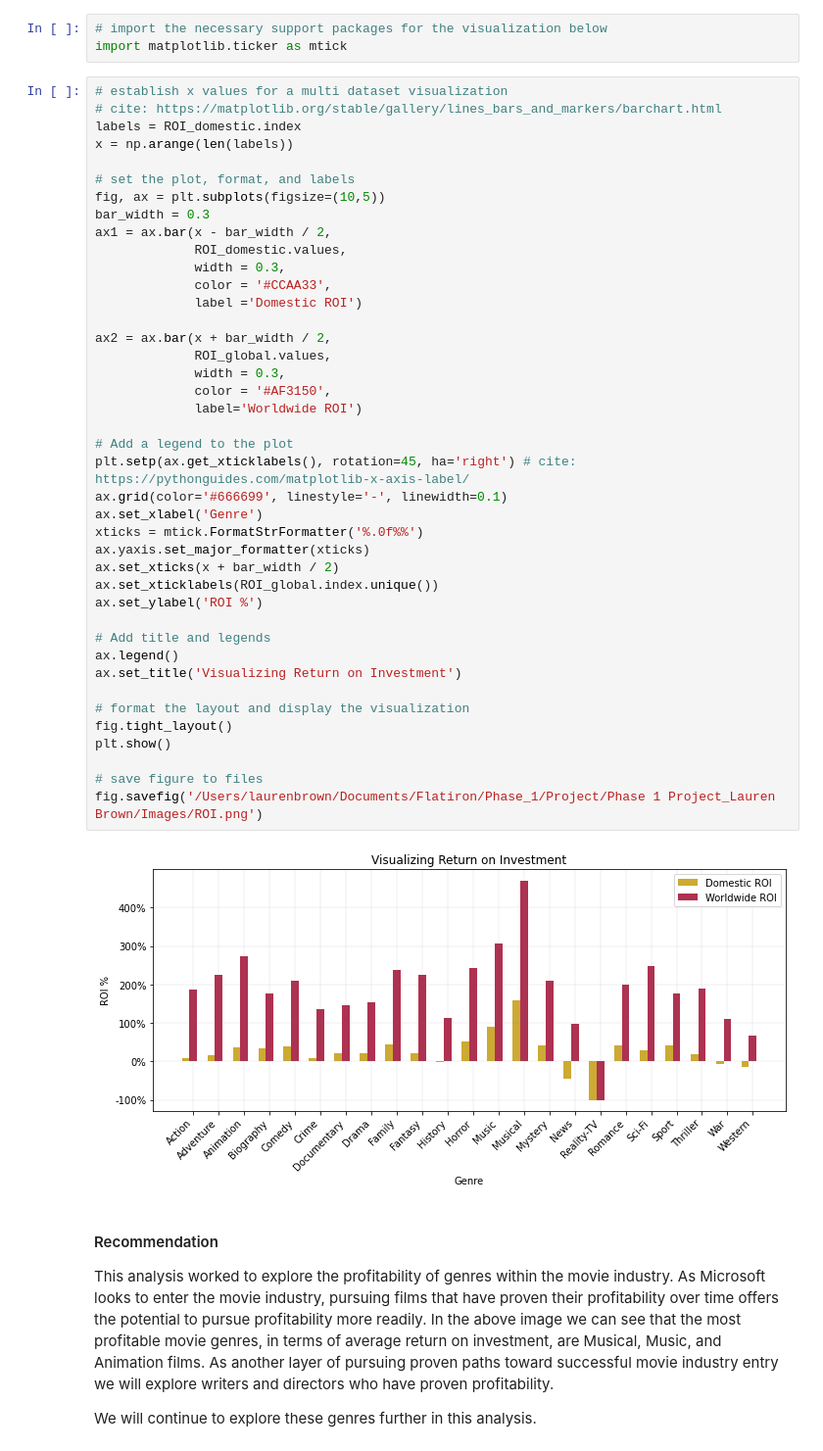
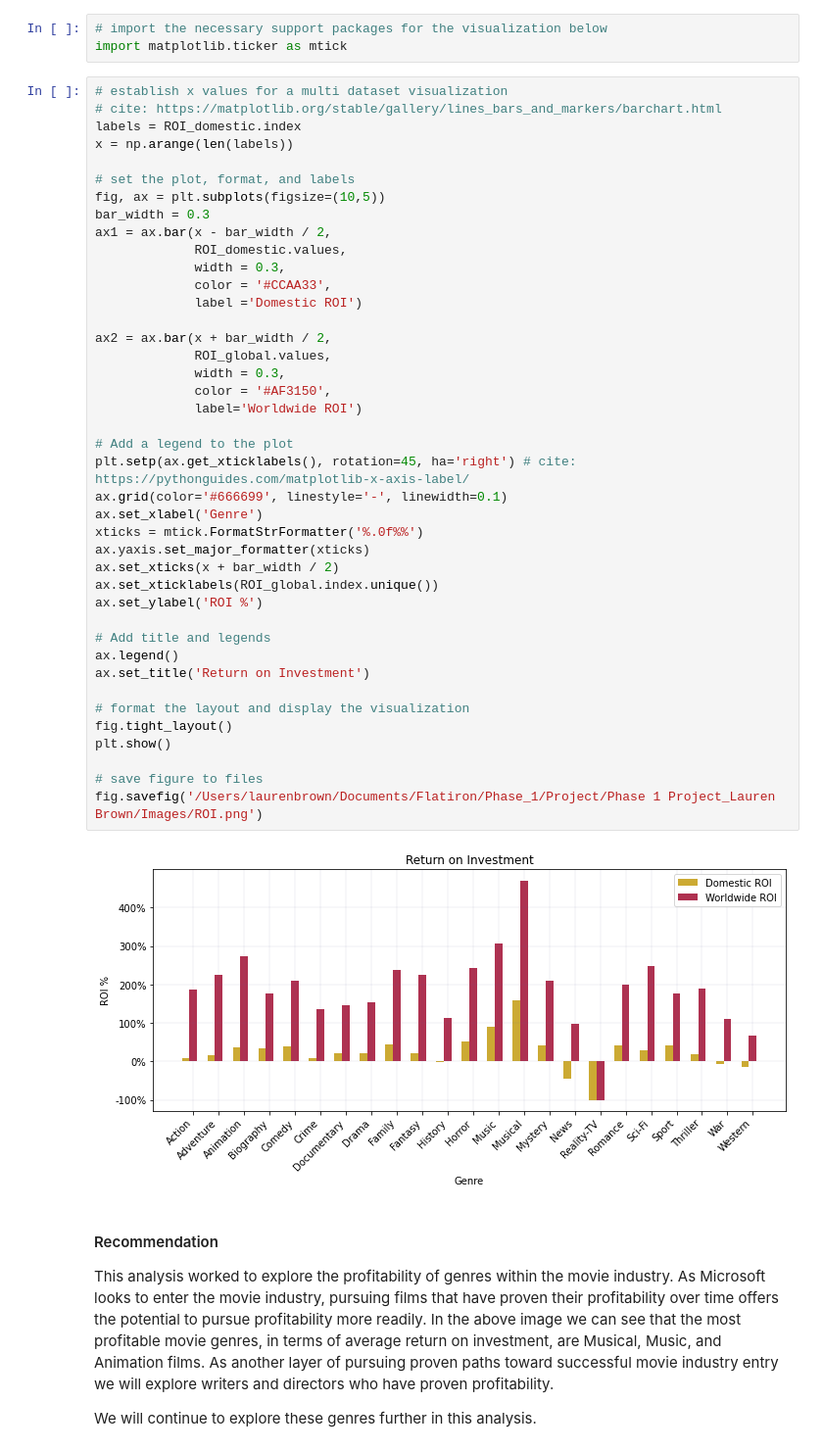
Before and after one commit to LaurenElaine/dsc-phase-1-project-v2-4, a Jupyter notebook: Microsoft Movie Studio Recommendations.ipynb, the cells around one changed output. Shown at 98% size. Cells and saved outputs as stored; diff of their text form.

```diff
--- a/Microsoft Movie Studio Recommendations.ipynb
+++ b/Microsoft Movie Studio Recommendations.ipynb
@@ -1183,35 +1183,35 @@ ax1 = ax.bar(x - bar_width / 2,
              width = 0.3,
              color = '#CCAA33',
              label ='Domestic ROI')
 
 ax2 = ax.bar(x + bar_width / 2,
              ROI_global.values,
              width = 0.3,
              color = '#AF3150',
              label='Worldwide ROI')
 
 # Add a legend to the plot
 plt.setp(ax.get_xticklabels(), rotation=45, ha='right') # cite: https://pythonguides.com/matplotlib-x-axis-label/
 ax.grid(color='#666699', linestyle='-', linewidth=0.1)
 ax.set_xlabel('Genre')
 xticks = mtick.FormatStrFormatter('%.0f%%')
 ax.yaxis.set_major_formatter(xticks)
 ax.set_xticks(x + bar_width / 2)
 ax.set_xticklabels(ROI_global.index.unique())
 ax.set_ylabel('ROI %')
 
 # Add title and legends
 ax.legend()
-ax.set_title('Visualizing Return on Investment')
+ax.set_title('Return on Investment')
 
 # format the layout and display the visualization
 fig.tight_layout()
 plt.show()
 
 # save figure to files
 fig.savefig('/Users/laurenbrown/Documents/Flatiron/Phase_1/Project/Phase 1 Project_Lauren Brown/Images/ROI.png')
 # %% [output]
-[figure, old version]
+[figure, new version]
 # %% [markdown]
 #### Recommendation
 
```
Also changed, not shown: parts of 32 cells of this notebook, 14 other files.
